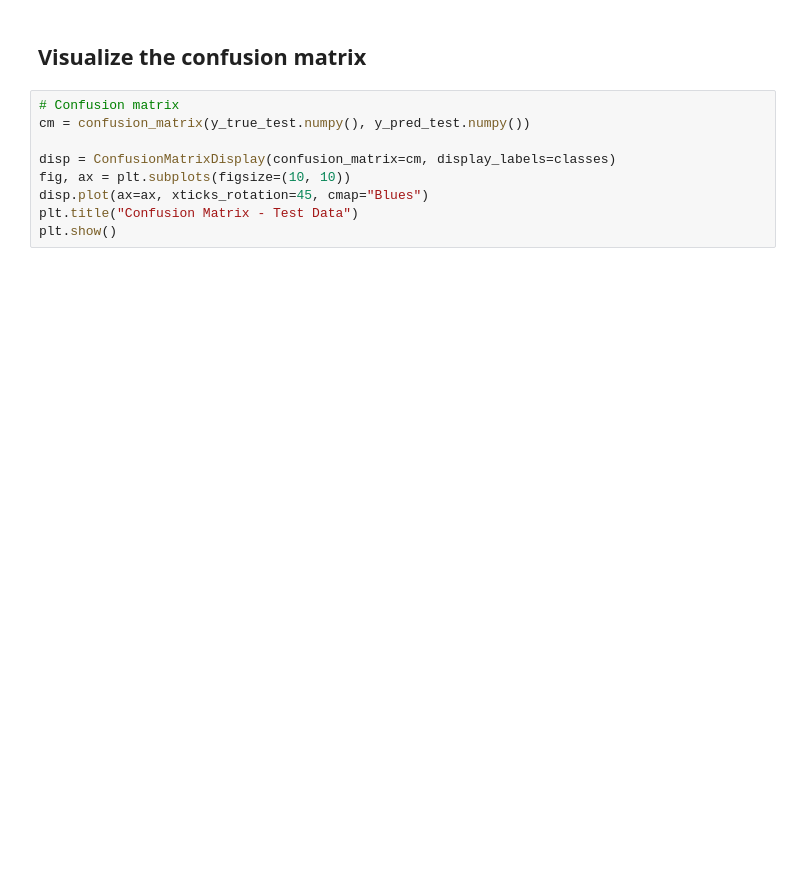
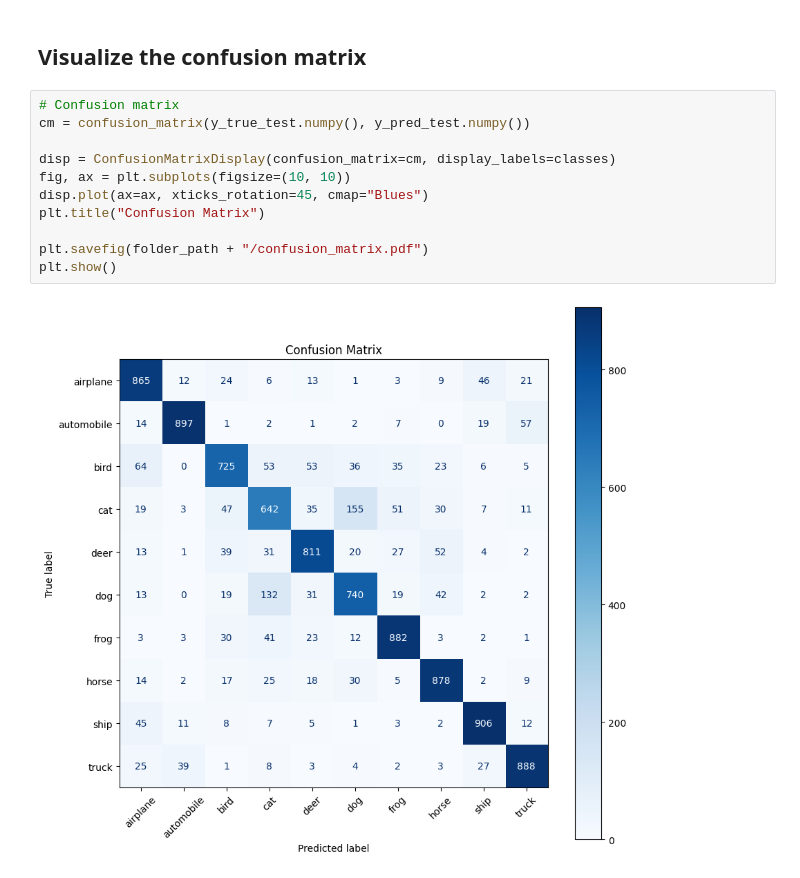
Before and after one commit to akselmh/AI_Tools_F26, a Jupyter notebook: Exam_Project/AI_tools_CIFAR_10.ipynb, the cells around one changed output. Saved outputs shown, nothing was run; the diff lists cells and outputs as text; blank space fills up the shorter version.

```diff
--- a/Exam_Project/AI_tools_CIFAR_10.ipynb
+++ b/Exam_Project/AI_tools_CIFAR_10.ipynb
@@ -550,9 +555,13 @@ plt.show()
 # %%
 # Confusion matrix
 cm = confusion_matrix(y_true_test.numpy(), y_pred_test.numpy())
 
 disp = ConfusionMatrixDisplay(confusion_matrix=cm, display_labels=classes)
 fig, ax = plt.subplots(figsize=(10, 10))
 disp.plot(ax=ax, xticks_rotation=45, cmap="Blues")
-plt.title("Confusion Matrix - Test Data")
+plt.title("Confusion Matrix")
+
+plt.savefig(folder_path + "/confusion_matrix.pdf")
 plt.show()
+# %% [output]
+[figure, added]
```
Also changed, not shown: parts of 12 cells of this notebook, 4 other files.
